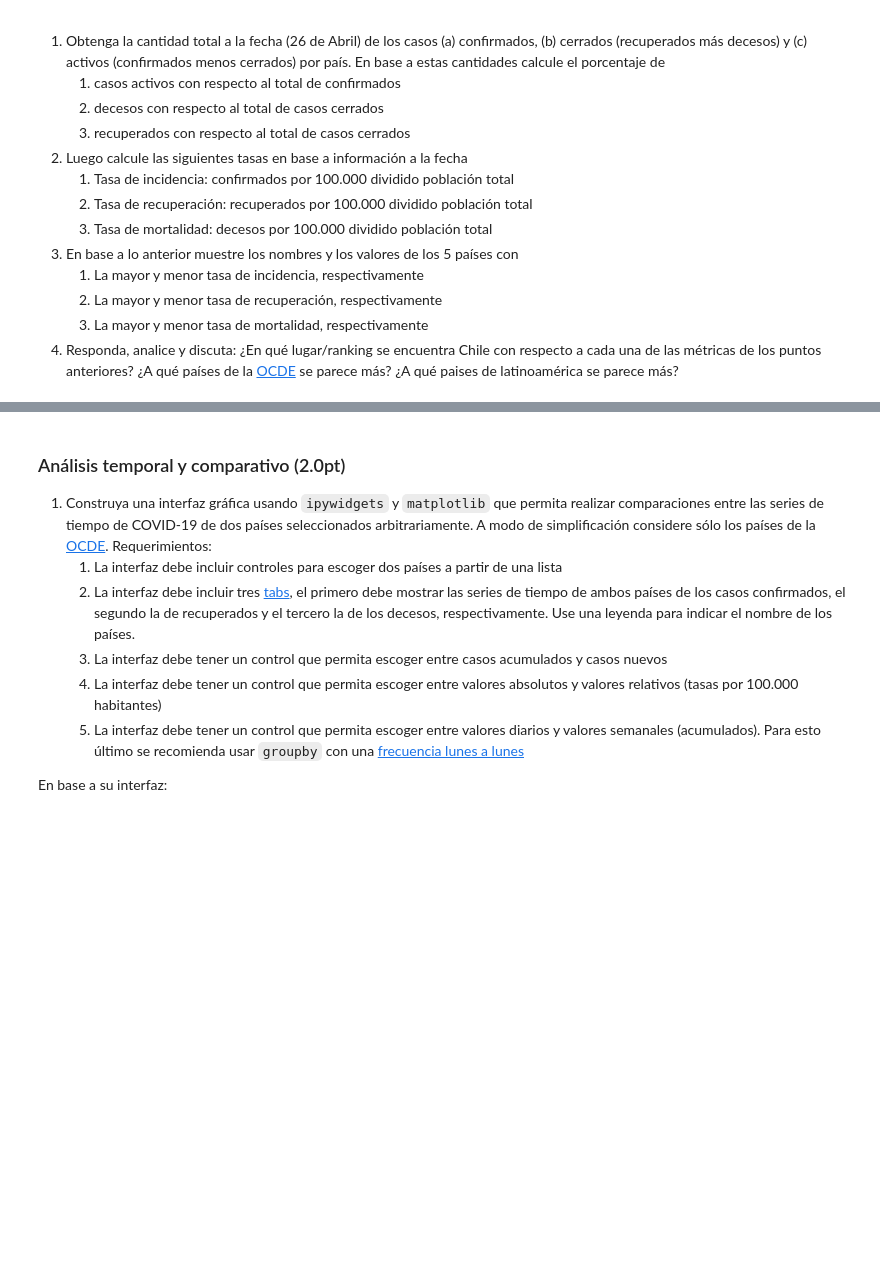
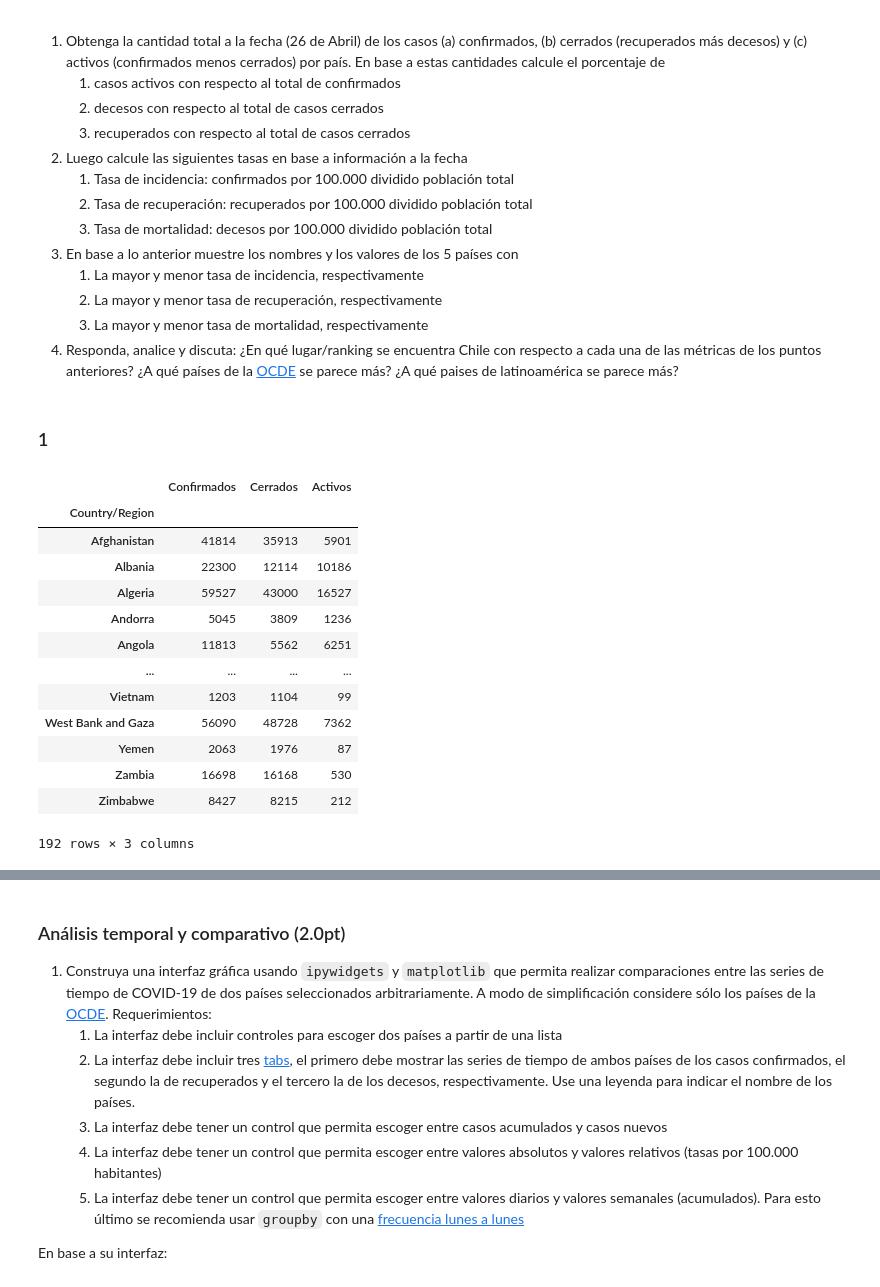
Before and after one commit to fehrmann11/Tarea-1-COVID-19, a Jupyter notebook: info147_tarea1.ipynb, the cells around one changed output, grey strips where cells are left out. Drawn from its saved outputs; the diff is of its cells as text; code cells hidden in the pictures; blank space fills up the shorter version.

```diff
--- a/info147_tarea1.ipynb
+++ b/info147_tarea1.ipynb
@@ -49,11 +49,11 @@ En esta tarea se pide que procese, visualice, analice y discuta en base a estos
 # %% [markdown]
 ### A.
 # %%
-df = pd.read_csv('covid19_confirmados.csv', index_col='Country/Region', parse_dates=True)
+df_confirmados = pd.read_csv('covid19_confirmados.csv', index_col='Country/Region', parse_dates=True)
 # %% [markdown]
 ### B
 # %%
-df.drop(['Lat', 'Long'], axis=1, inplace=True)
+df_confirmados.drop(['Lat', 'Long'], axis=1, inplace=True)
 # %% [markdown]
 ### C
 # %%
@@ -172,3 +172,24 @@ df_muertes_merge
     1. La mayor y menor tasa de recuperación, respectivamente
     1. La mayor y menor tasa de mortalidad, respectivamente
 1. Responda, analice y discuta: ¿En qué lugar/ranking se encuentra Chile con respecto a cada una de las métricas de los puntos anteriores? ¿A qué países de la [OCDE](https://es.wikipedia.org/wiki/Organizaci%C3%B3n_para_la_Cooperaci%C3%B3n_y_el_Desarrollo_Econ%C3%B3micos) se parece más? ¿A qué paises de latinoamérica se parece más?
+# %% [markdown]
+### 1
+# %%
+total_confirmados = df_confirmados['2021-04-25']
+total_cerrados =  (df_muertes_merge['2021-04-25_muertes']+df_muertes_merge['2021-04-25_recuperados'])
+total_activos =  (total_confirmados-total_cerrados)
+# %% [output]
+|  | Confirmados | Cerrados | Activos |
+| Country/Region |  |  |  |
+| Afghanistan | 41814 | 35913 | 5901 |
+| Albania | 22300 | 12114 | 10186 |
+| Algeria | 59527 | 43000 | 16527 |
+| Andorra | 5045 | 3809 | 1236 |
+| Angola | 11813 | 5562 | 6251 |
+| ... | ... | ... | ... |
+| Vietnam | 1203 | 1104 | 99 |
+| West Bank and Gaza | 56090 | 48728 | 7362 |
+| Yemen | 2063 | 1976 | 87 |
+| Zambia | 16698 | 16168 | 530 |
+| Zimbabwe | 8427 | 8215 | 212 |
+192 rows × 3 columns
```
Also changed, not shown: parts of 6 cells of this notebook.
